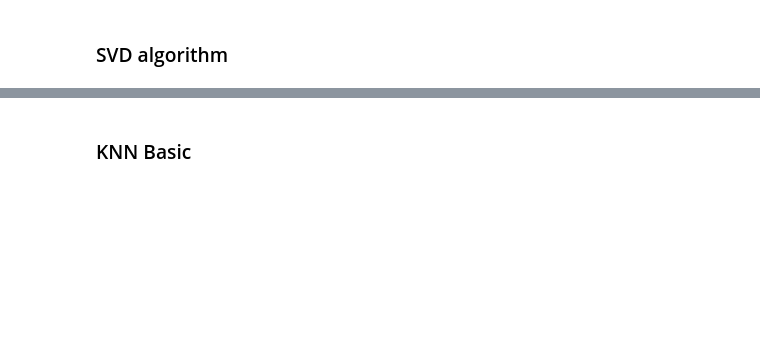
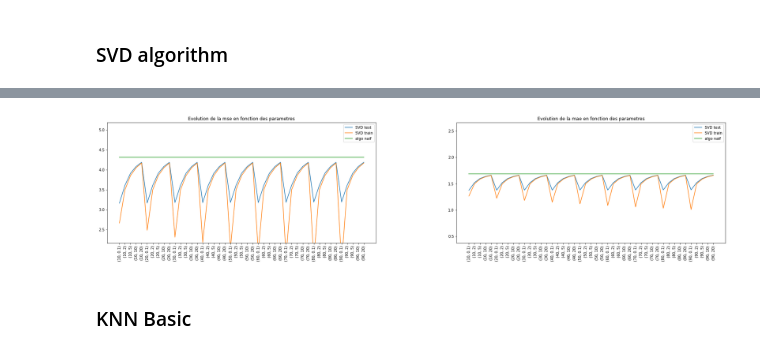
Before and after one commit to Amayas29/review-analysis, a Jupyter notebook: src/6_filtrage_colaboratif.ipynb, the cells around one changed output, grey strips where cells are left out. Drawn from its saved outputs; the diff is of its cells as text; code cells hidden in the pictures; blank space fills up the shorter version.

```diff
--- a/src/6_filtrage_colaboratif.ipynb
+++ b/src/6_filtrage_colaboratif.ipynb
@@ -344,0 +414,8 @@ Rang du jeu : 47.278358713349434
+# %%
+param_grid = {
+    "n_factors": [10*i for i in range(1, 10)],
+    "reg_all": [0.1, 2, 5, 10, 20],
+}
+
+model_optim(SVD, param_grid, data)
+# %% [output]
@@ -345,3 +426,4 @@ Rang du jeu : 47.278358713349434
+[figure, added]
 # %% [markdown]
 ### KNN Basic
 # %%
```
Also changed, not shown: parts of 28 cells of this notebook, 1 other file.
